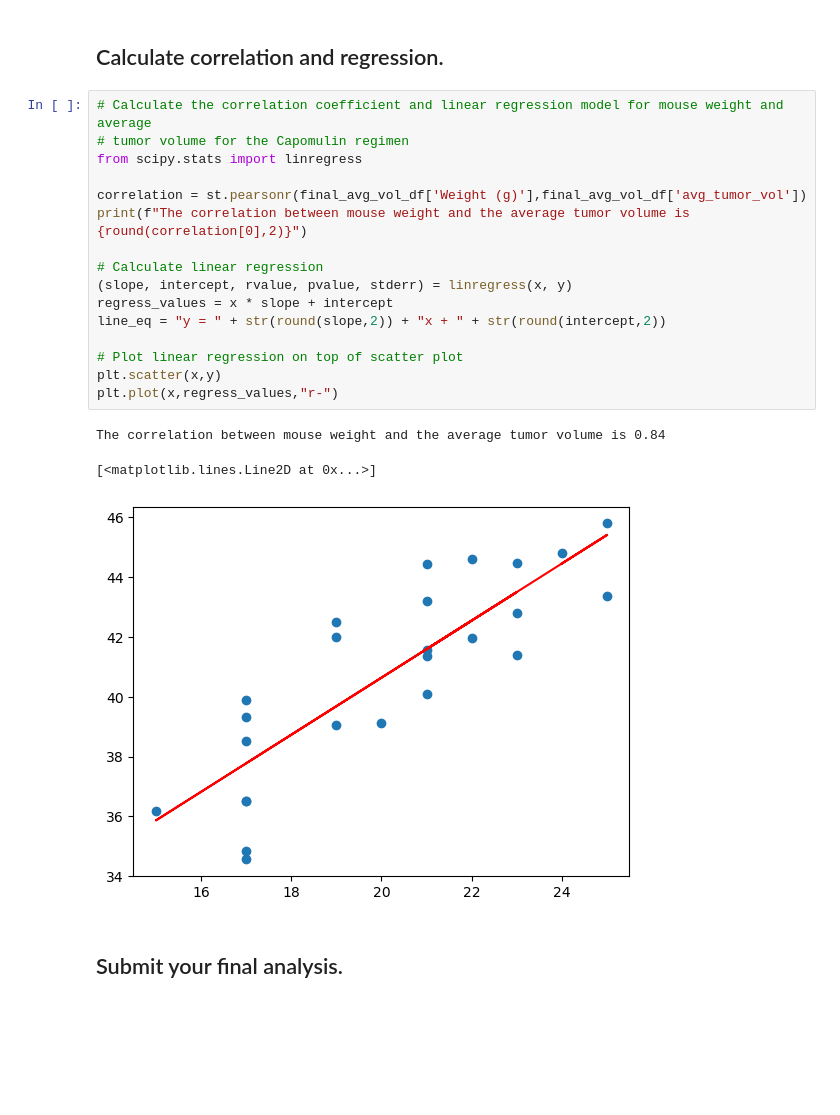
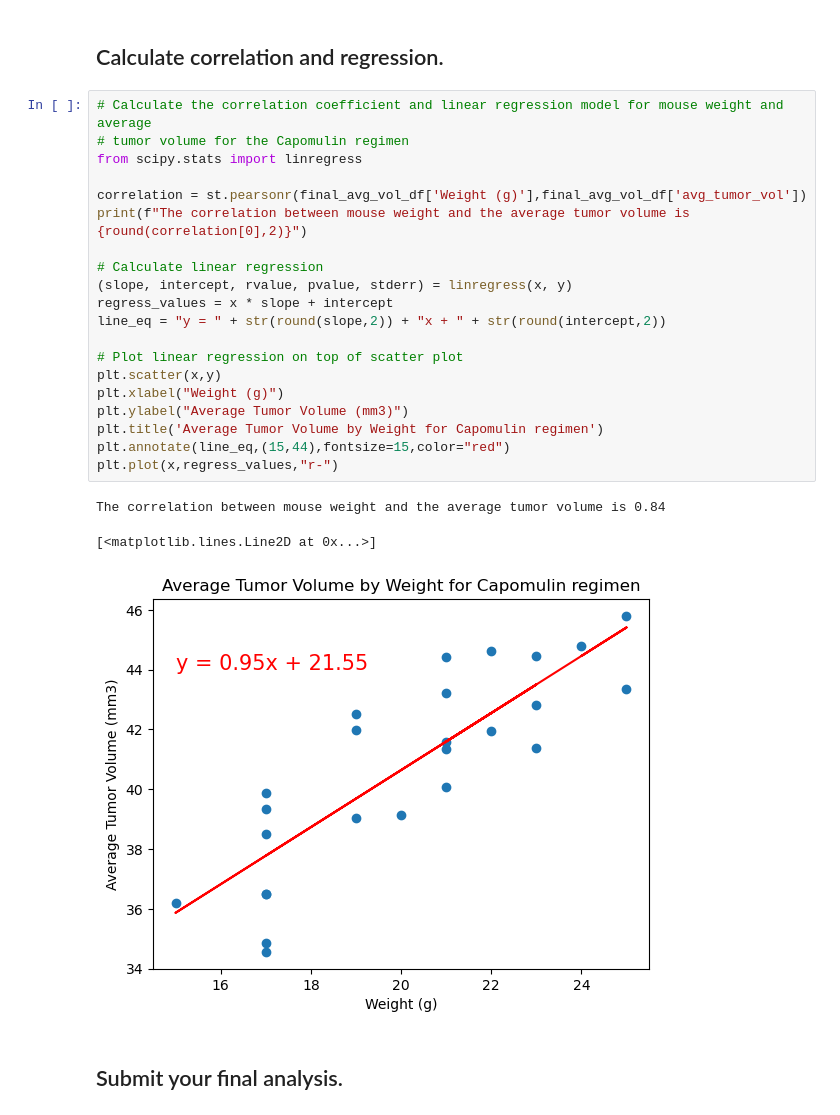
Before and after one commit to NoelleMtz/pymaceuticals, a Jupyter notebook: Pymaceuticals-NGM.ipynb, the cells around one changed output. Saved outputs shown, nothing was run; the diff lists cells and outputs as text; blank space fills up the shorter version.

```diff
--- a/Pymaceuticals-NGM.ipynb
+++ b/Pymaceuticals-NGM.ipynb
@@ -340,22 +340,26 @@ plt.show()
 # %%
 # Calculate the correlation coefficient and linear regression model for mouse weight and average
 # tumor volume for the Capomulin regimen
 from scipy.stats import linregress
 
 correlation = st.pearsonr(final_avg_vol_df['Weight (g)'],final_avg_vol_df['avg_tumor_vol'])
 print(f"The correlation between mouse weight and the average tumor volume is {round(correlation[0],2)}")
 
 # Calculate linear regression
 (slope, intercept, rvalue, pvalue, stderr) = linregress(x, y)
 regress_values = x * slope + intercept
 line_eq = "y = " + str(round(slope,2)) + "x + " + str(round(intercept,2))
 
 # Plot linear regression on top of scatter plot
 plt.scatter(x,y)
+plt.xlabel("Weight (g)")
+plt.ylabel("Average Tumor Volume (mm3)")
+plt.title('Average Tumor Volume by Weight for Capomulin regimen')
+plt.annotate(line_eq,(15,44),fontsize=15,color="red")
 plt.plot(x,regress_values,"r-")
 # %% [output]
 The correlation between mouse weight and the average tumor volume is 0.84
 [<matplotlib.lines.Line2D at 0x...>]
-[figure, old version]
+[figure, new version]
 # %% [markdown]
 ## Submit your final analysis.
```
Also changed, not shown: parts of 1 cell of this notebook.
